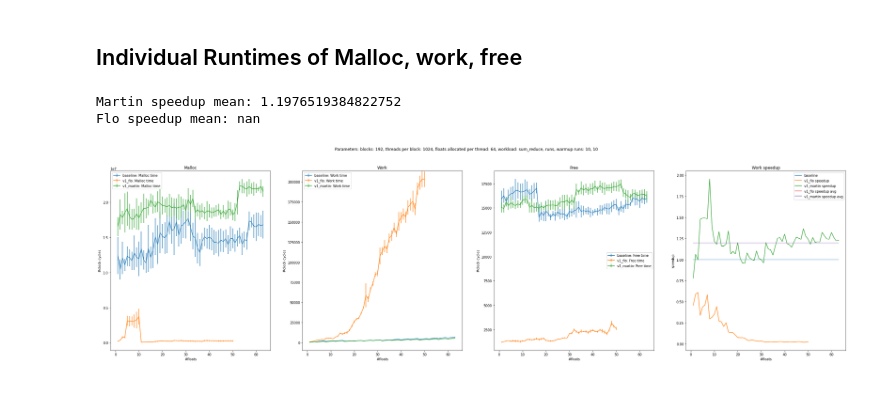
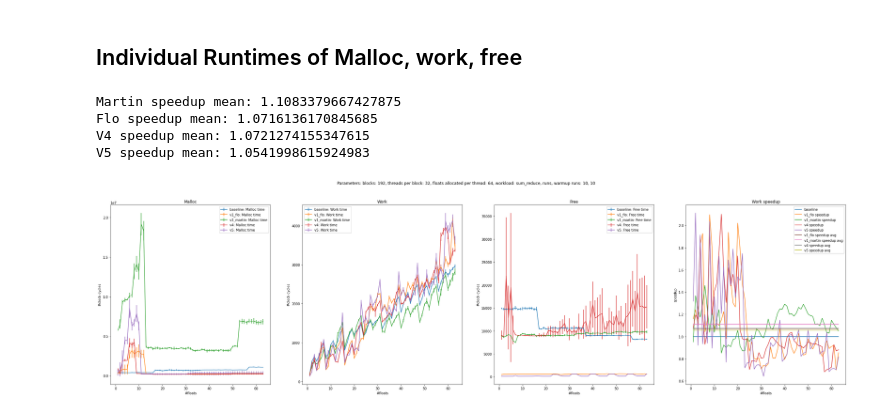
Before and after one commit to maerhart/dphpc-project, a Jupyter notebook: dynamic_allocator/benchmarks.ipynb, the cells around one changed output. Drawn from its saved outputs; the diff is of its cells as text; code cells hidden in the pictures.

```diff
--- a/dynamic_allocator/benchmarks.ipynb
+++ b/dynamic_allocator/benchmarks.ipynb
@@ -28,7 +28,7 @@ workloads = {
 def get_mean_std_individual_workloads(n_blocks, n_threads_per_block, n_floats, n_runs, n_warmup, workload):
     cmd_res = subprocess.run(["./a.out", *[str(x) for x in [n_blocks, n_threads_per_block, n_runs, n_warmup, n_floats, workload]]], capture_output=True, text=True)
     cmd_res.check_returncode()
-    measurements = [np.fromstring(x, sep=" ") for x in cmd_res.stdout.split("\n")[:9]]
+    measurements = [np.fromstring(x, sep=" ") for x in cmd_res.stdout.split("\n")[:15]]
 
     res = []
     for m in measurements:
@@ -41,7 +41,7 @@ def get_mean_std_individual_workloads(n_blocks, n_threads_per_block, n_floats, n
 n_runs = 10
 n_warmup = 10
 n_blocks = 192
-n_threads_per_block = 1024
+n_threads_per_block = 32
 n_floats = 64
 workload = workloads["sum_reduce"]
 
@@ -65,13 +65,14 @@ means_v1_flo_work_time, stds_v1_flo_work_time,\
 means_v1_flo_free_time, stds_v1_flo_free_time,\
 means_v1_martin_malloc_time, stds_v1_martin_malloc_time,\
 means_v1_martin_work_time, stds_v1_martin_work_time,\
-means_v1_martin_free_time, stds_v1_martin_free_time\
+means_v1_martin_free_time, stds_v1_martin_free_time,\
+means_v4_malloc_time, stds_v4_malloc_time,\
+means_v4_work_time, stds_v4_work_time,\
+means_v4_free_time, stds_v4_free_time,\
+means_v5_malloc_time, stds_v5_malloc_time,\
+means_v5_work_time, stds_v5_work_time,\
+means_v5_free_time, stds_v5_free_time\
 = zip(*results)
-
-# means_v4_malloc_time, stds_v4_malloc_time,\
-# means_v4_work_time, stds_v4_work_time,\
-# means_v4_free_time, stds_v4_free_time\
-
 
 fig.suptitle("Parameters:" \
           + " blocks: " + str(n_blocks)\
@@ -84,7 +85,8 @@ axs[0].set_title("Malloc")
 axs[0].errorbar(floats, means_base_malloc_time, stds_base_malloc_time, label="baseline: Malloc time")
 axs[0].errorbar(floats, means_v1_flo_malloc_time, stds_v1_flo_malloc_time, label="v1_flo: Malloc time")
 axs[0].errorbar(floats, means_v1_martin_malloc_time, stds_v1_martin_malloc_time, label="v1_martin: Malloc time")
-# axs[0].errorbar(floats, means_v4_malloc_time, stds_v4_malloc_time, label="v4: Malloc time")
+axs[0].errorbar(floats, means_v4_malloc_time, stds_v4_malloc_time, label="v4: Malloc time")
+axs[0].errorbar(floats, means_v5_malloc_time, stds_v5_malloc_time, label="v5: Malloc time")
 axs[0].legend()
 axs[0].set_xlabel("#floats")
 axs[0].set_ylabel("#clock cycles")
@@ -94,41 +96,57 @@ axs[1].set_title("Work")
 axs[1].errorbar(floats, means_base_work_time, stds_base_work_time, label="baseline: Work time")
 axs[1].errorbar(floats, means_v1_flo_work_time, stds_v1_flo_work_time, label="v1_flo: Work time")
 axs[1].errorbar(floats, means_v1_martin_work_time, stds_v1_martin_work_time, label="v1_martin: Work time")
-# axs[1].errorbar(floats, means_v4_work_time, stds_v4_work_time, label="v4: Work time")
+axs[1].errorbar(floats, means_v4_work_time, stds_v4_work_time, label="v4: Work time")
+axs[1].errorbar(floats, means_v5_work_time, stds_v5_work_time, label="v5: Work time")
 axs[1].legend()
 axs[1].set_xlabel("#floats")
 axs[1].set_ylabel("#clock cycles")
 # axs[1].set_xscale("log", base=2)
 
 axs[2].set_title("Free")
 axs[2].errorbar(floats, means_base_free_time, stds_base_free_time, label="baseline: Free time")
 axs[2].errorbar(floats, means_v1_flo_free_time, stds_v1_flo_free_time, label="v1_flo: Free time")
 axs[2].errorbar(floats, means_v1_martin_free_time, stds_v1_martin_free_time, label="v1_martin: Free time")
-# axs[2].errorbar(floats, means_v4_free_time, stds_v4_free_time, label="v4: Free time")
+axs[2].errorbar(floats, means_v4_free_time, stds_v4_free_time, label="v4: Free time")
+axs[2].errorbar(floats, means_v5_free_time, stds_v5_free_time, label="v5: Free time")
 axs[2].legend()
 axs[2].set_xlabel("#floats")
 axs[2].set_ylabel("#clock cycles")
 # axs[2].set_xscale("log", base=2)
 
-flo_speedup_mean = np.mean(np.asarray(means_base_work_time)/np.asarray(means_v1_flo_work_time))
-martin_speedup_mean = np.mean(np.asarray(means_base_work_time)/np.asarray(means_v1_martin_work_time))
+flo_speedup = np.asarray(means_base_work_time)/np.asarray(means_v1_flo_work_time)
+martin_speedup = np.asarray(means_base_work_time)/np.asarray(means_v1_martin_work_time)
+v4_speedup = np.asarray(means_base_work_time)/np.asarray(means_v4_work_time)
+v5_speedup = np.asarray(means_base_work_time)/np.asarray(means_v5_work_time)
+flo_speedup_mean = np.mean(flo_speedup)
+martin_speedup_mean = np.mean(martin_speedup)
+v4_speedup_mean = np.mean(v4_speedup)
+v5_speedup_mean = np.mean(v5_speedup)
 
 axs[3].set_title("Work speedup")
 axs[3].plot(floats, [1 for x in means_base_work_time], label="baseline")
-axs[3].plot(floats, np.asarray(means_base_work_time)/np.asarray(means_v1_flo_work_time), label="v1_flo speedup")
-axs[3].plot(floats, np.asarray(means_base_work_time)/np.asarray(means_v1_martin_work_time), label="v1_martin speedup")
+axs[3].plot(floats, flo_speedup, label="v1_flo speedup")
+axs[3].plot(floats, martin_speedup, label="v1_martin speedup")
+axs[3].plot(floats, v4_speedup, label="v4 speedup")
+axs[3].plot(floats, v5_speedup, label="v5 speedup")
 axs[3].plot(floats, [flo_speedup_mean for x in floats], label="v1_flo speedup avg")
 axs[3].plot(floats, [martin_speedup_mean for x in floats], label="v1_martin speedup avg")
+axs[3].plot(floats, [v4_speedup_mean for x in floats], label="v4 speedup avg")
+axs[3].plot(floats, [v5_speedup_mean for x in floats], label="v5 speedup avg")
 axs[3].legend()
 axs[3].set_xlabel("#floats")
 axs[3].set_ylabel("speedup")
 # axs[3].set_xscale("log", base=2)
 
 print("Martin speedup mean:", martin_speedup_mean)
 print("Flo speedup mean:", flo_speedup_mean)
+print("V4 speedup mean:", v4_speedup_mean)
+print("V5 speedup mean:", v5_speedup_mean)
 
 plt.show()
 # %% [output]
-Martin speedup mean: 1.1976519384822752
-Flo speedup mean: nan
+Martin speedup mean: 1.1083379667427875
+Flo speedup mean: 1.0716136170845685
+V4 speedup mean: 1.0721274155347615
+V5 speedup mean: 1.0541998615924983
-[figure, old version]
+[figure, new version]
```
Also changed, not shown: 4 other files.
